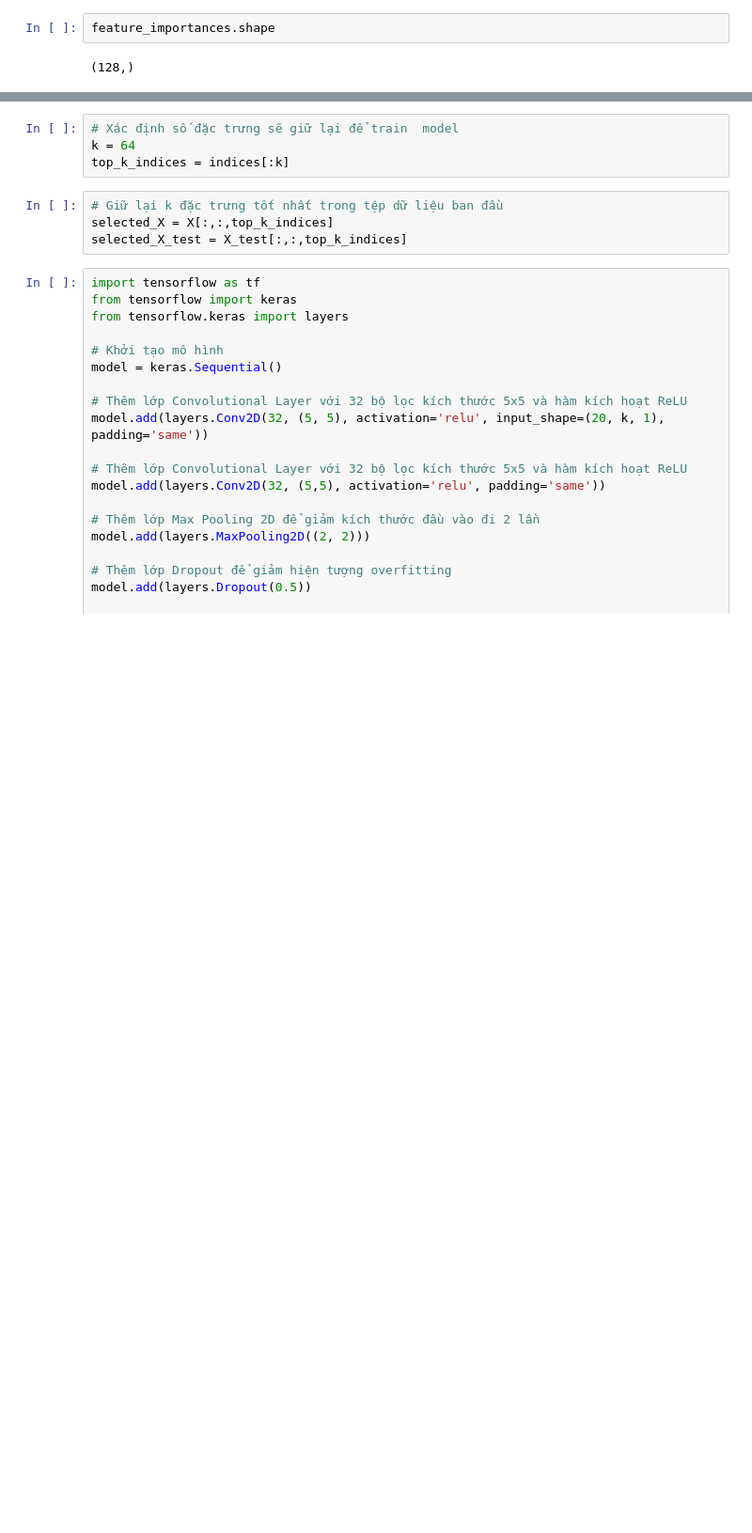
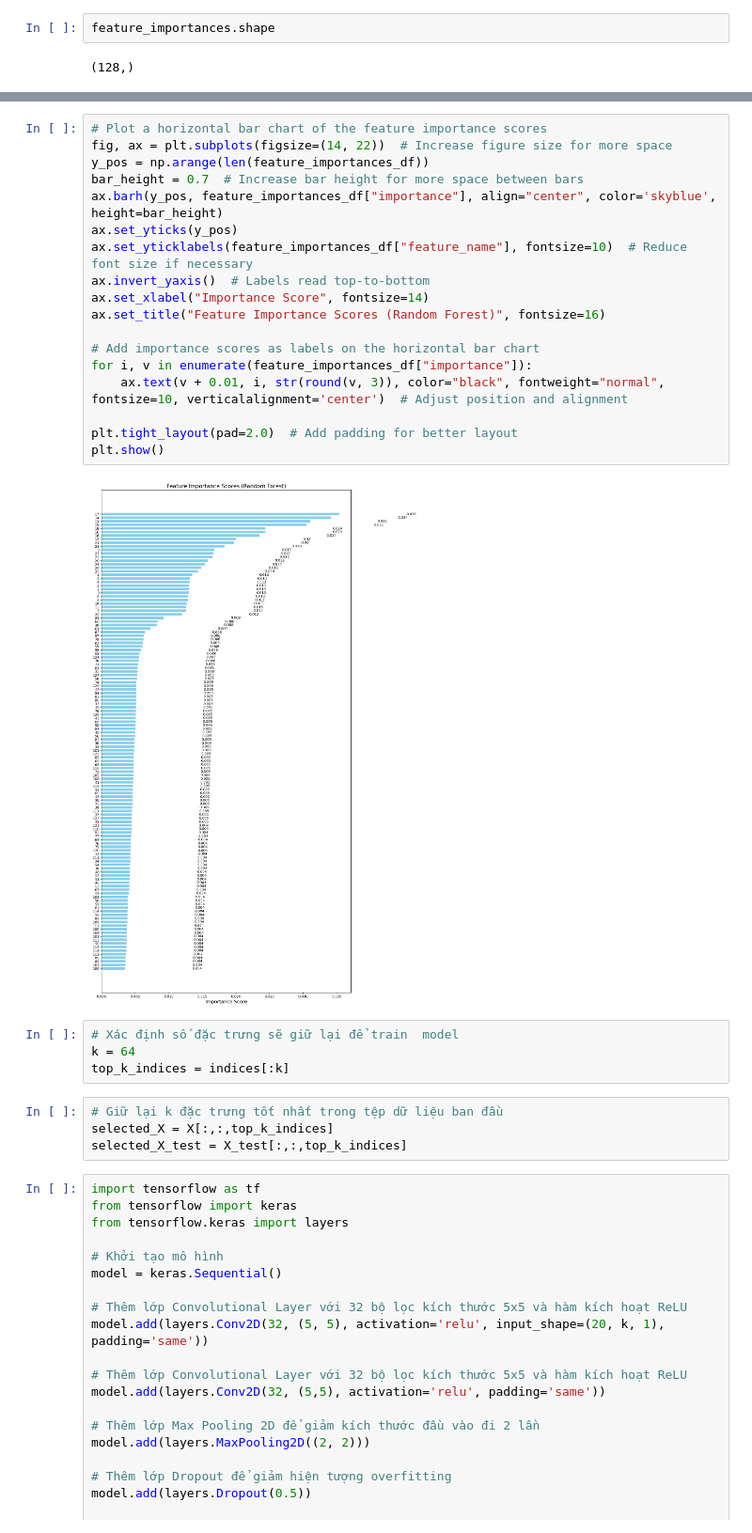
Before and after one commit to hiutinn/Quic_traffic_classifier_example, a Jupyter notebook: features_selection/128/random_forest_importance.ipynb, the cells around one changed output, grey strips where cells are left out. Shown at 94% size. Cells and saved outputs as stored; diff of their text form; blank space fills up the shorter version.

```diff
--- a/features_selection/128/random_forest_importance.ipynb
+++ b/features_selection/128/random_forest_importance.ipynb
@@ -77,4 +77,24 @@ Index([ 17,  13,  14,  15,  18,  19,  16,  21,  12,  23,
       dtype='int64', length=128)
+# %%
+# Plot a horizontal bar chart of the feature importance scores
+fig, ax = plt.subplots(figsize=(14, 22))  # Increase figure size for more space
+y_pos = np.arange(len(feature_importances_df))
+bar_height = 0.7  # Increase bar height for more space between bars
+ax.barh(y_pos, feature_importances_df["importance"], align="center", color='skyblue', height=bar_height)
+ax.set_yticks(y_pos)
+ax.set_yticklabels(feature_importances_df["feature_name"], fontsize=10)  # Reduce font size if necessary
+ax.invert_yaxis()  # Labels read top-to-bottom
+ax.set_xlabel("Importance Score", fontsize=14)
+ax.set_title("Feature Importance Scores (Random Forest)", fontsize=16)
+
+# Add importance scores as labels on the horizontal bar chart
+for i, v in enumerate(feature_importances_df["importance"]):
+    ax.text(v + 0.01, i, str(round(v, 3)), color="black", fontweight="normal", fontsize=10, verticalalignment='center')  # Adjust position and alignment
+
+plt.tight_layout(pad=2.0)  # Add padding for better layout
+plt.show()
+# %% [output]
+[figure, added]
 # %%
 # Xác định số đặc trưng sẽ giữ lại để train  model
 k = 64
```
Also changed, not shown: parts of 7 cells of this notebook, 12 other files.
